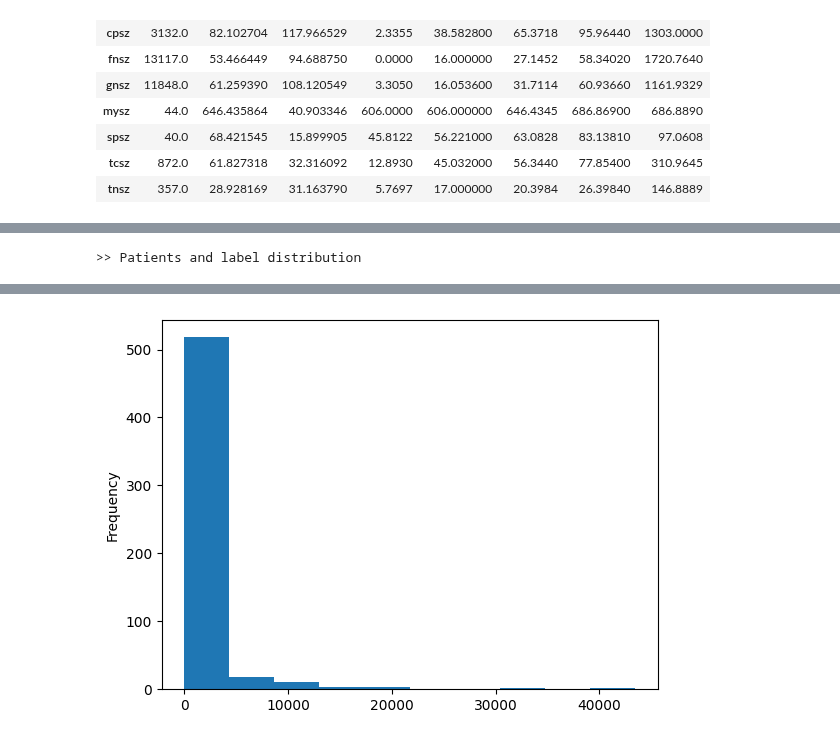
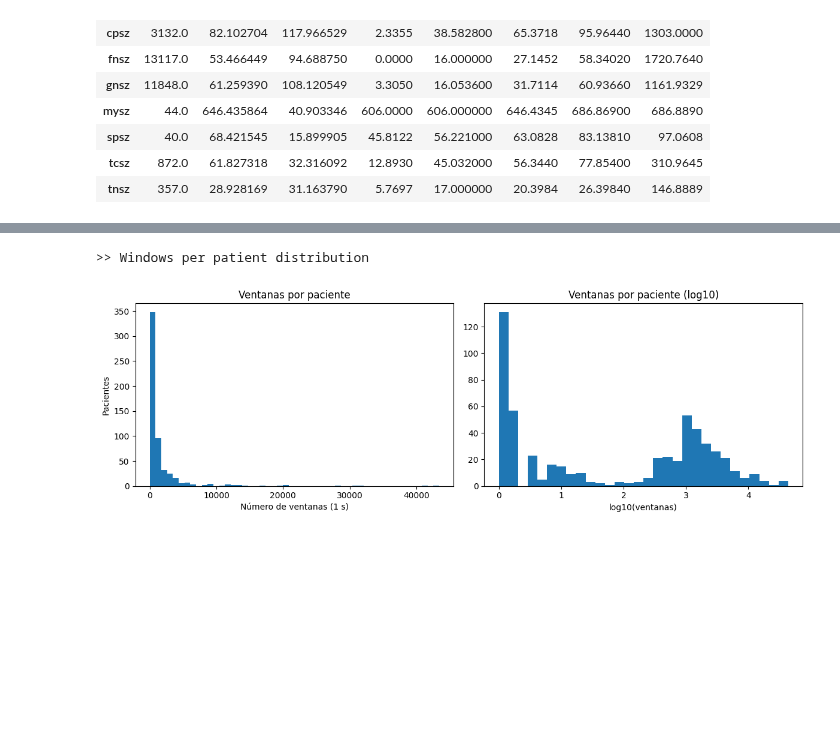
Before and after one commit to FerAndrade15/hybrid-ai-epilepsy-diagnosis, a Jupyter notebook: notebooks/eda/seizure_corpus.ipynb, the cells around one changed output, grey strips where cells are left out. Saved outputs shown, nothing was run; the diff lists cells and outputs as text; code cells hidden in the pictures; blank space fills up the shorter version.

```diff
--- a/notebooks/eda/seizure_corpus.ipynb
+++ b/notebooks/eda/seizure_corpus.ipynb
@@ -422,16 +438,14 @@ data_sessions_corpus_df["NLabels"] = (
 print("\n>> Count of different labels by session")
 print(data_sessions_corpus_df["NLabels"].value_counts())
 
-SEIZURE_TOKENS = {"tcsz","cpsz","gnsz","fnsz"}
+SEIZURE_TOKENS = set().union(*SEIZURE_KEYWORDS.values())
 
 data_sessions_corpus_df["HasSeizure"] = (
     data_sessions_corpus_df["Tokens"]
     .apply(lambda x: any(label in SEIZURE_TOKENS for label in x))
 )
 
-ARTIFACT_TOKENS = {
-    "eyem","musc","elec","elpp","chew","shiv"
-}
+ARTIFACT_TOKENS = set().union(*ARTIFACT_KEYWORDS.values())
 
 data_sessions_corpus_df["HasArtifact"] = (
     data_sessions_corpus_df["Tokens"]
@@ -449,6 +463,8 @@ record_summary = (
 
 print("\n>> Count of records with artifacts and seizures by session")
 print(record_summary.value_counts())
+
+#SEIZURE_KEYWORDS['bckg'] = {'bckg'}
 # %% [output]
 >> Count of different labels by session
 NLabels
@@ -465,17 +481,6 @@ Según los datos obtenidos se puede distribuir la información para tener sufici
 # %% [markdown]
 #### Annotations categorization
 # %%
-# Artifacts labels
-ARTIFACT_KEYWORDS = {
-    "eye": {"eyem"},
-    "chew": {"chew"},
-    "muscle": {"musc", "shiv"},
-    "non_physiological": {"elec", "elpp"},
-}
-
-# Seizure exceptions due to recognition in the TUEV corpus
-SEIZURE_TOKENS = {"tcsz", "cpsz", "gnsz", "fnsz"}
-
 # Neutral label
 BACKGROUND_LABEL = "bckg"
 
@@ -716,13 +799,41 @@ data_sessions_corpus_df_binary.groupby("label")["WindowSize"].describe()
 | bckg | 7043.0 | 37.642931 | 158.454161 | 0.1 | 0.9806 | 1.00000 | 1.031400 | 1646.000 |
 | seiz | 2664.0 | 63.856042 | 105.405062 | 0.0 | 16.9697 | 34.93835 | 75.106925 | 1720.764 |
 # %%
-# Dataset balance by new labels (not 19)
+# Dataset balance by new labels (not fixed 19)
 seizure_counts = segments_df[list(SEIZURE_KEYWORDS.keys())].sum()
 
 seizure_percent = (
     seizure_counts / seizure_counts.sum() * 100
 ).round(2)
 
+print("Seizure labels according to classification")
+display(pd.DataFrame({
+    "Windows": seizure_counts,
+    "Percentage": seizure_percent
+}))
+
+seizure_counts_lab = pd.Series({
+    token: segments_df["raw_labels"].map(
+        lambda labels: any(token in split_compound_label(label) for label in labels)
+    ).sum()
+    for token in sorted(SEIZURE_TOKENS)
+})
+
+seizure_percent_lab = (
+    seizure_counts_lab / seizure_counts_lab.sum() * 100
+).round(2)
+
+print("Seizure labels according to labels")
+display(pd.DataFrame({
+    "Windows": seizure_counts_lab,
+    "Percentage": seizure_percent_lab
+}))
+
+seizure_percent_lab = (
+    seizure_counts_lab / seizure_counts_lab.sum() * 100
+).round(2)
+
+print("Seizure labels according to labels")
 display(pd.DataFrame({
     "Windows": seizure_counts,
     "Percentage": seizure_percent
@@ -740,18 +851,29 @@ patients_per_class = {
 }
 display(pd.Series(patients_per_class))
 
-# Windows per patient
-print("\n>> Windows per patient distribution")
-windows_per_patient = (
-    segments_df.groupby("Patient").size()
-)
-display(windows_per_patient.describe())
-windows_per_patient.plot.hist()
-
 # Duration per label
 duration = seizure_counts / 3600
 display(duration.rename("Hours"))
 
 # Original annotations duration
 data_sessions_corpus_df.groupby("label")["WindowSize"].describe()
+
+# Windows per patient
+print("\n>> Windows per patient distribution")
+windows_per_patient = (
+    segments_df.groupby("Patient").size()
+)
+fig, ax = plt.subplots(1, 2, figsize=(12, 4))
+
+windows_per_patient.plot.hist(bins=50, ax=ax[0])
+ax[0].set_title("Ventanas por paciente")
+ax[0].set_xlabel("Número de ventanas (1 s)")
+ax[0].set_ylabel("Pacientes")
+
+ax[1].hist(np.log10(windows_per_patient), bins=30)
+ax[1].set_title("Ventanas por paciente (log10)")
+ax[1].set_xlabel("log10(ventanas)")
+
+plt.tight_layout()
+plt.show()
 # %% [output]
@@ -763 +883,0 @@ data_sessions_corpus_df.groupby("label")["WindowSize"].describe()
->> Patients and label distribution
@@ -795,4 +905,5 @@ Name: Hours, dtype: float64
+>> Windows per patient distribution
-[figure, old version]
+[figure, new version]
 # %%
 # Dataset balance by new labels (not 19)
 # Add binary label flags from each window's raw labels
```
Also changed, not shown: parts of 31 cells of this notebook, 10 other files.
